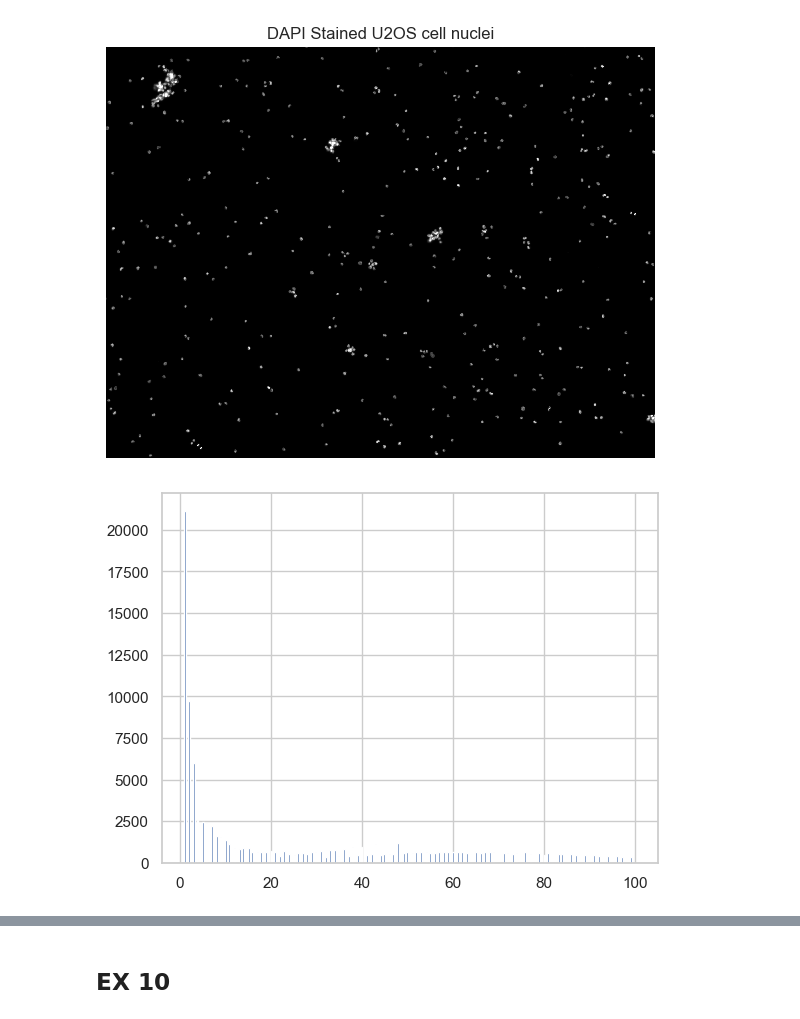
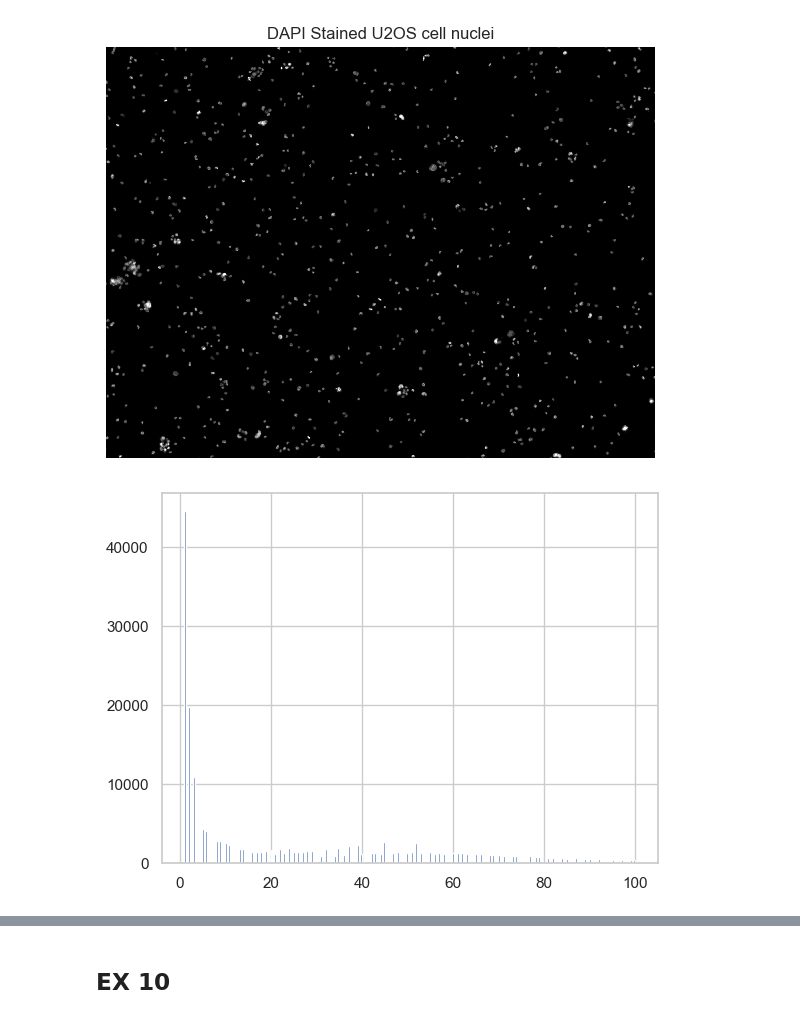
Before and after one commit to RaixSplitter/ImageAnalysis, a Jupyter notebook: exercises/ex5-BLOBAnalysis/CellCounter.ipynb, the cells around one changed output, grey strips where cells are left out. Drawn from its saved outputs; the diff is of its cells as text; code cells hidden in the pictures.

```diff
--- a/exercises/ex5-BLOBAnalysis/CellCounter.ipynb
+++ b/exercises/ex5-BLOBAnalysis/CellCounter.ipynb
@@ -84,20 +84,20 @@ def compute_blob_circularity(A : float, P : float) -> float:
     return (4 * math.pi * A) / (P ** 2)
 # %%
 in_dir = "data/"
-img_org = io.imread(in_dir + "Sample E2 - U2OS DAPI channel.tiff")
+img_org = io.imread(in_dir + "Sample G1 - COS7 cells DAPI channel.tiff")
 # slice to extract smaller image
 img_small = img_org[:]
 img_gray = img_as_ubyte(img_small)
 io.imshow(img_gray, vmin=0, vmax=150)
 plt.title("DAPI Stained U2OS cell nuclei")
 plt.axis("off")
 io.show()
 # avoid bin with value 0 due to the very large number of background pixels
 plt.hist(img_gray.ravel(), bins=256, range=(1, 100))
 io.show()
 # %% [output]
-[figure, old version]
+[figure, new version]
-[figure, old version]
+[figure, new version]
 # %%
 thresh = threshold_otsu(img_gray)
 bin_image = img_gray > thresh
```
Also changed, not shown: parts of 9 cells of this notebook, 18 other files.
